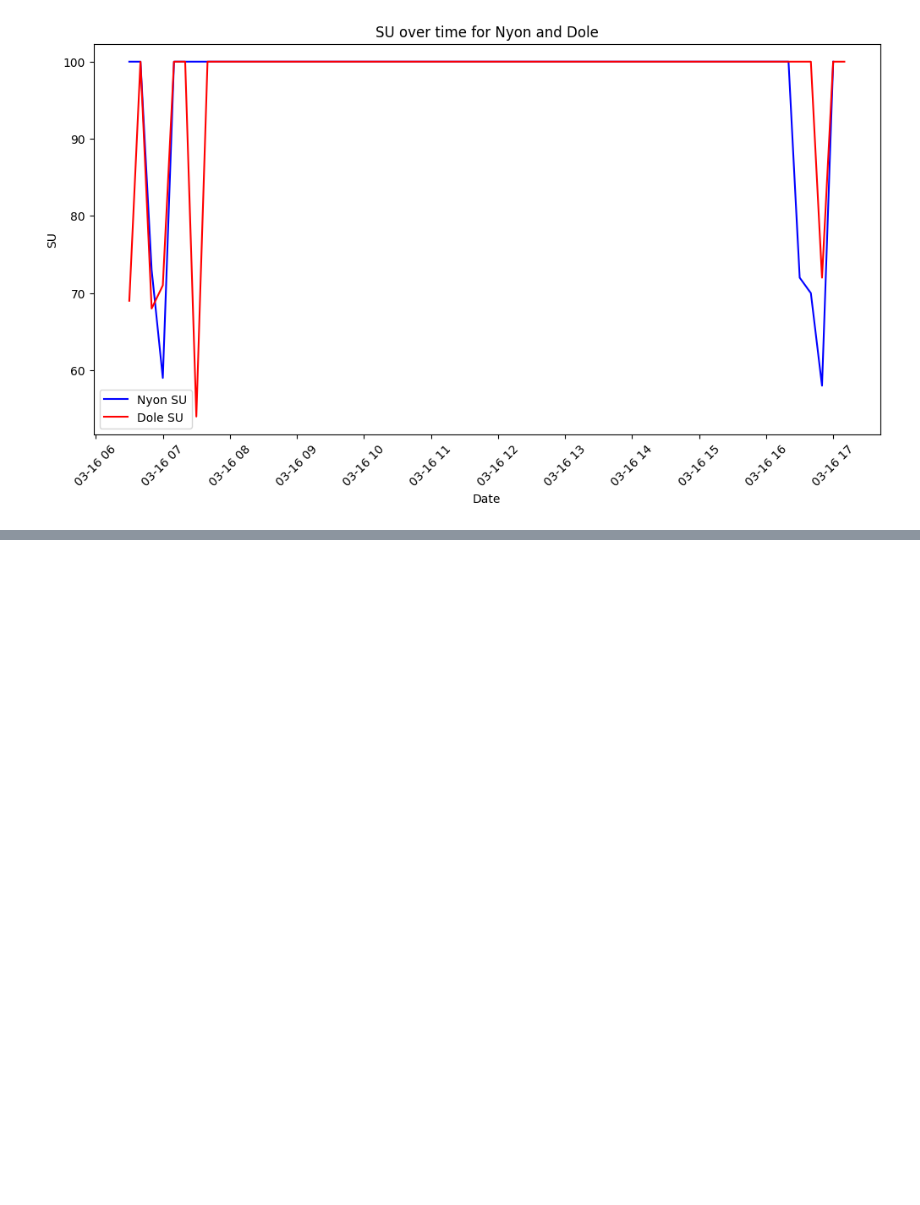
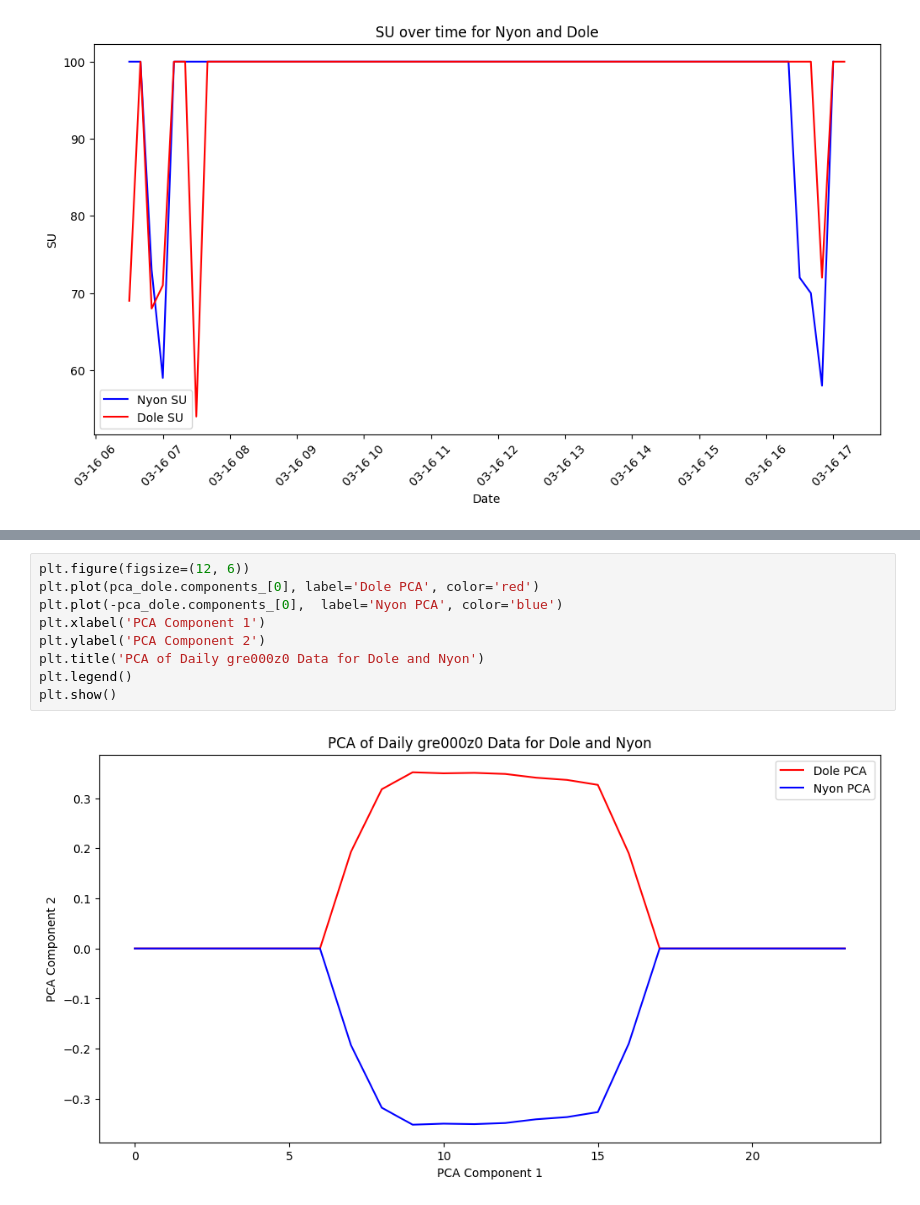
Before and after one commit to MartaRende/StratusDetection, a Jupyter notebook: test.ipynb, the cells around one changed output, grey strips where cells are left out. Drawn from its saved outputs; the diff is of its cells as text; blank space fills up the shorter version.

```diff
--- a/test.ipynb
+++ b/test.ipynb
@@ -661,0 +789,11 @@ plt.legend()
+# %%
+plt.figure(figsize=(12, 6))
+plt.plot(pca_dole.components_[0], label='Dole PCA', color='red')
+plt.plot(-pca_dole.components_[0],  label='Nyon PCA', color='blue')
+plt.xlabel('PCA Component 1')
+plt.ylabel('PCA Component 2')
+plt.title('PCA of Daily gre000z0 Data for Dole and Nyon')
+plt.legend()
+plt.show()
+# %% [output]
+[figure, added]
```
Also changed, not shown: parts of 3 cells of this notebook, 4 other files.
